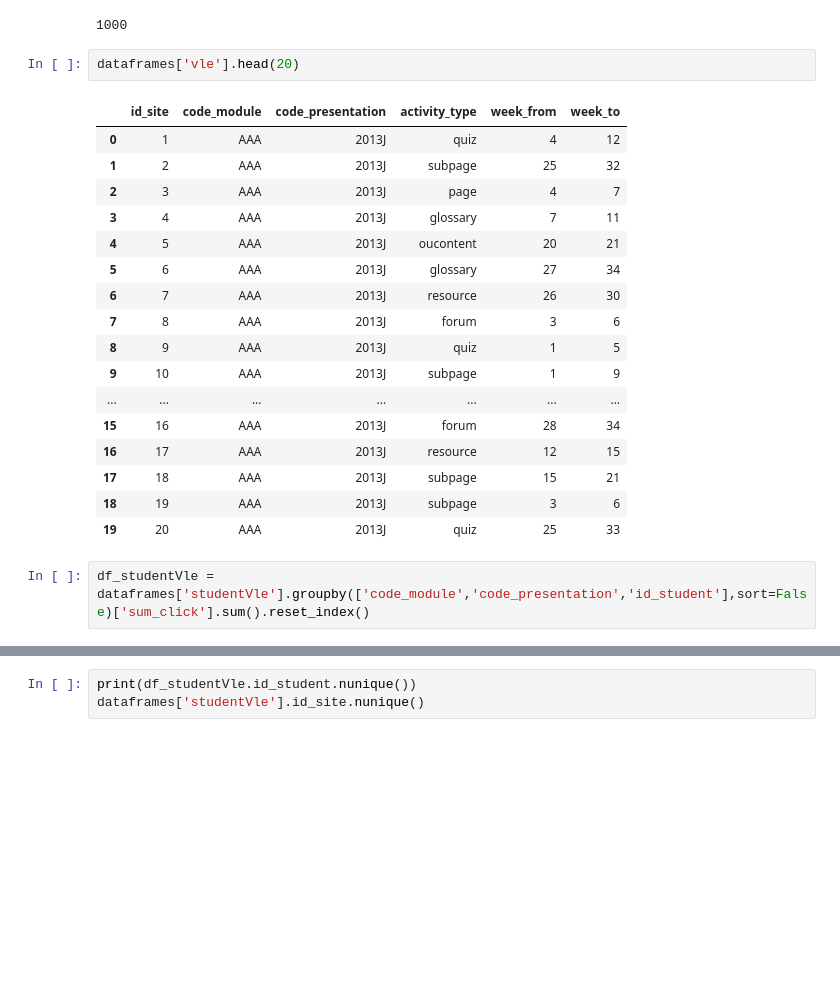
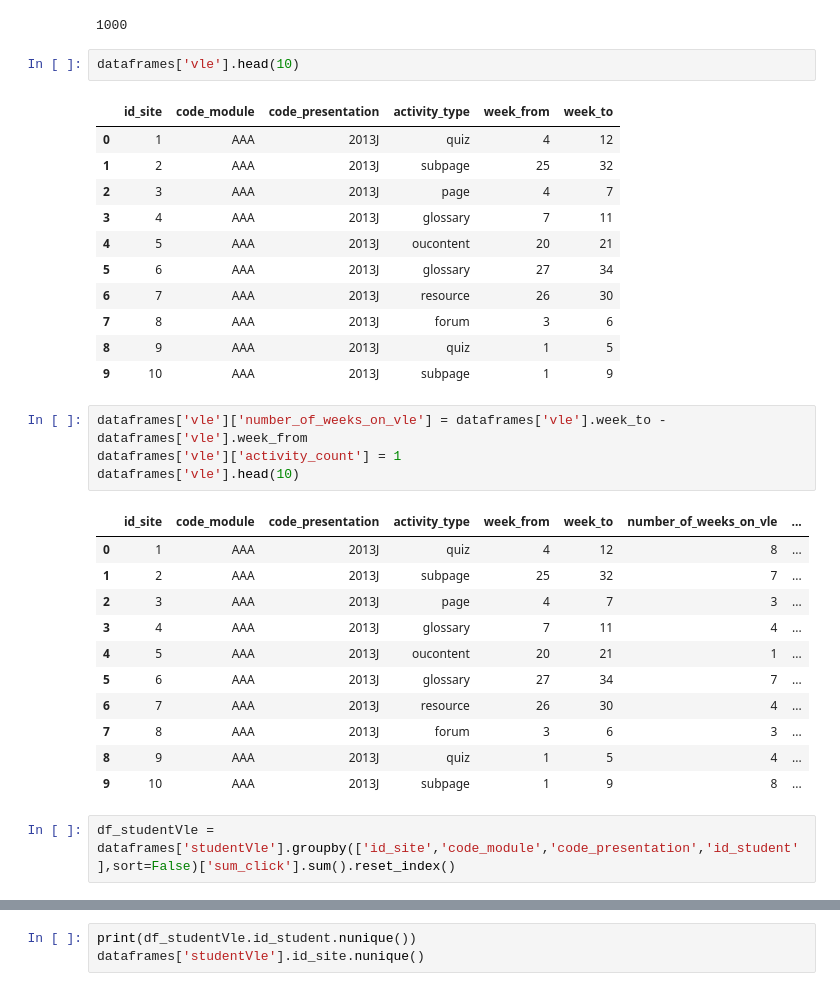
Before and after one commit to AndaniAfrica/data_science_assesment, a Jupyter notebook: assessment_notebook.ipynb, the cells around one changed output, grey strips where cells are left out. Cells and saved outputs as stored; diff of their text form; blank space fills up the shorter version.

```diff
--- a/assessment_notebook.ipynb
+++ b/assessment_notebook.ipynb
@@ -93,27 +95,37 @@ dataframes['studentVle'].id_student.nunique()
 # %% [output]
 1000
 # %%
-dataframes['vle'].head(20)
+dataframes['vle'].head(10)
 # %% [output]
 |  | id_site | code_module | code_presentation | activity_type | week_from | week_to |
 | 0 | 1 | AAA | 2013J | quiz | 4 | 12 |
 | 1 | 2 | AAA | 2013J | subpage | 25 | 32 |
 | 2 | 3 | AAA | 2013J | page | 4 | 7 |
 | 3 | 4 | AAA | 2013J | glossary | 7 | 11 |
 | 4 | 5 | AAA | 2013J | oucontent | 20 | 21 |
 | 5 | 6 | AAA | 2013J | glossary | 27 | 34 |
 | 6 | 7 | AAA | 2013J | resource | 26 | 30 |
 | 7 | 8 | AAA | 2013J | forum | 3 | 6 |
 | 8 | 9 | AAA | 2013J | quiz | 1 | 5 |
 | 9 | 10 | AAA | 2013J | subpage | 1 | 9 |
-| ... | ... | ... | ... | ... | ... | ... |
-| 15 | 16 | AAA | 2013J | forum | 28 | 34 |
-| 16 | 17 | AAA | 2013J | resource | 12 | 15 |
-| 17 | 18 | AAA | 2013J | subpage | 15 | 21 |
-| 18 | 19 | AAA | 2013J | subpage | 3 | 6 |
-| 19 | 20 | AAA | 2013J | quiz | 25 | 33 |
+# %%
+dataframes['vle']['number_of_weeks_on_vle'] = dataframes['vle'].week_to - dataframes['vle'].week_from
+dataframes['vle']['activity_count'] = 1
+dataframes['vle'].head(10)
+# %% [output]
+|  | id_site | code_module | code_presentation | activity_type | week_from | week_to | number_of_weeks_on_vle | ... |
+| 0 | 1 | AAA | 2013J | quiz | 4 | 12 | 8 | ... |
+| 1 | 2 | AAA | 2013J | subpage | 25 | 32 | 7 | ... |
+| 2 | 3 | AAA | 2013J | page | 4 | 7 | 3 | ... |
+| 3 | 4 | AAA | 2013J | glossary | 7 | 11 | 4 | ... |
+| 4 | 5 | AAA | 2013J | oucontent | 20 | 21 | 1 | ... |
+| 5 | 6 | AAA | 2013J | glossary | 27 | 34 | 7 | ... |
+| 6 | 7 | AAA | 2013J | resource | 26 | 30 | 4 | ... |
+| 7 | 8 | AAA | 2013J | forum | 3 | 6 | 3 | ... |
+| 8 | 9 | AAA | 2013J | quiz | 1 | 5 | 4 | ... |
+| 9 | 10 | AAA | 2013J | subpage | 1 | 9 | 8 | ... |
 # %%
-df_studentVle = dataframes['studentVle'].groupby(['code_module','code_presentation','id_student'],sort=False)['sum_click'].sum().reset_index()
+df_studentVle = dataframes['studentVle'].groupby(['id_site','code_module','code_presentation','id_student'],sort=False)['sum_click'].sum().reset_index()
 # %%
 df_studentVle
 # %% [output]
```
Also changed, not shown: parts of 27 cells of this notebook.
